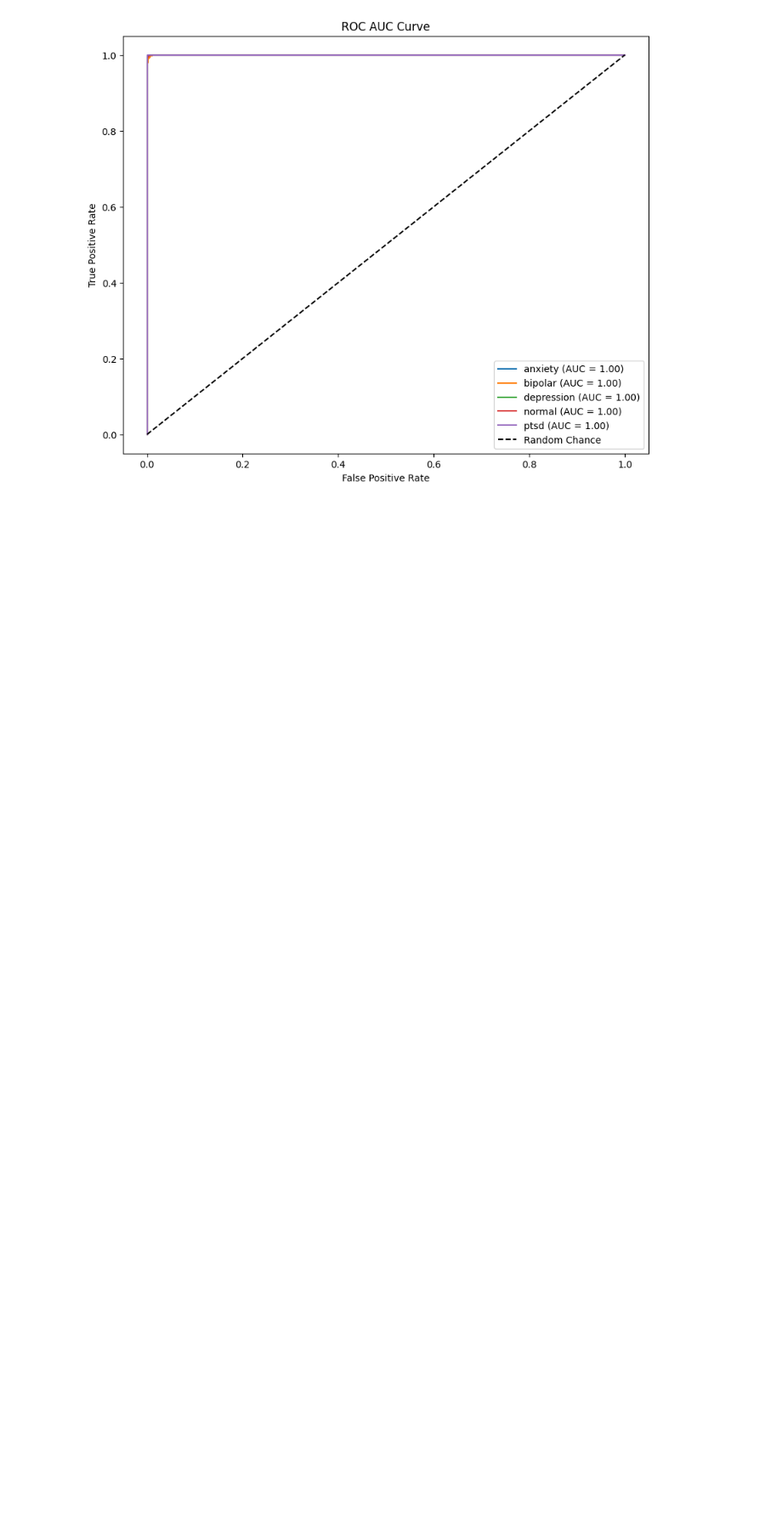
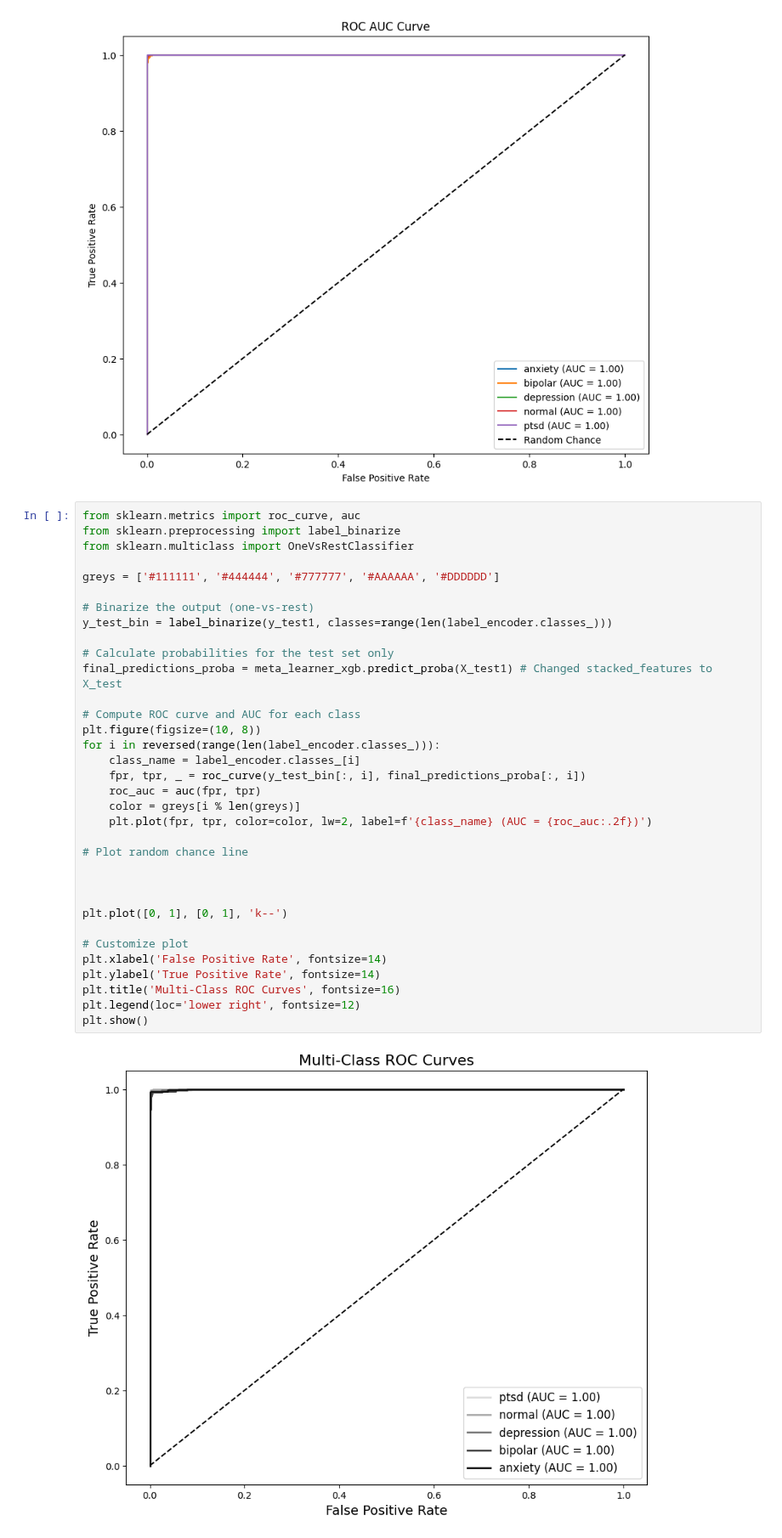
Before and after one commit to arkapg211002/MAFSMBMDDPWI-FYP-2025, a Jupyter notebook: D03 Model Training and Evaluation/12 EM (LR+NB+SVM+XGB+LSTM).ipynb, the cells around one changed output. Shown at 85% size. Saved outputs shown, nothing was run; the diff lists cells and outputs as text; blank space fills up the shorter version.

```diff
--- a/D03 Model Training and Evaluation/12 EM (LR+NB+SVM+XGB+LSTM).ipynb
+++ b/D03 Model Training and Evaluation/12 EM (LR+NB+SVM+XGB+LSTM).ipynb
@@ -228,3 +280,39 @@ plt.legend(loc='lower right')
 plt.show()
 # %% [output]
 [figure]
+# %%
+from sklearn.metrics import roc_curve, auc
+from sklearn.preprocessing import label_binarize
+from sklearn.multiclass import OneVsRestClassifier
+
+greys = ['#111111', '#444444', '#777777', '#AAAAAA', '#DDDDDD']
+
+# Binarize the output (one-vs-rest)
+y_test_bin = label_binarize(y_test1, classes=range(len(label_encoder.classes_)))
+
+# Calculate probabilities for the test set only
+final_predictions_proba = meta_learner_xgb.predict_proba(X_test1) # Changed stacked_features to X_test
+
+# Compute ROC curve and AUC for each class
+plt.figure(figsize=(10, 8))
+for i in reversed(range(len(label_encoder.classes_))):
+    class_name = label_encoder.classes_[i]
+    fpr, tpr, _ = roc_curve(y_test_bin[:, i], final_predictions_proba[:, i])
+    roc_auc = auc(fpr, tpr)
+    color = greys[i % len(greys)]
+    plt.plot(fpr, tpr, color=color, lw=2, label=f'{class_name} (AUC = {roc_auc:.2f})')
+
+# Plot random chance line
+
+
+
+plt.plot([0, 1], [0, 1], 'k--')
+
+# Customize plot
+plt.xlabel('False Positive Rate', fontsize=14)
+plt.ylabel('True Positive Rate', fontsize=14)
+plt.title('Multi-Class ROC Curves', fontsize=16)
+plt.legend(loc='lower right', fontsize=12)
+plt.show()
+# %% [output]
+[figure, added]
```
Also changed, not shown: parts of 2 cells of this notebook.
